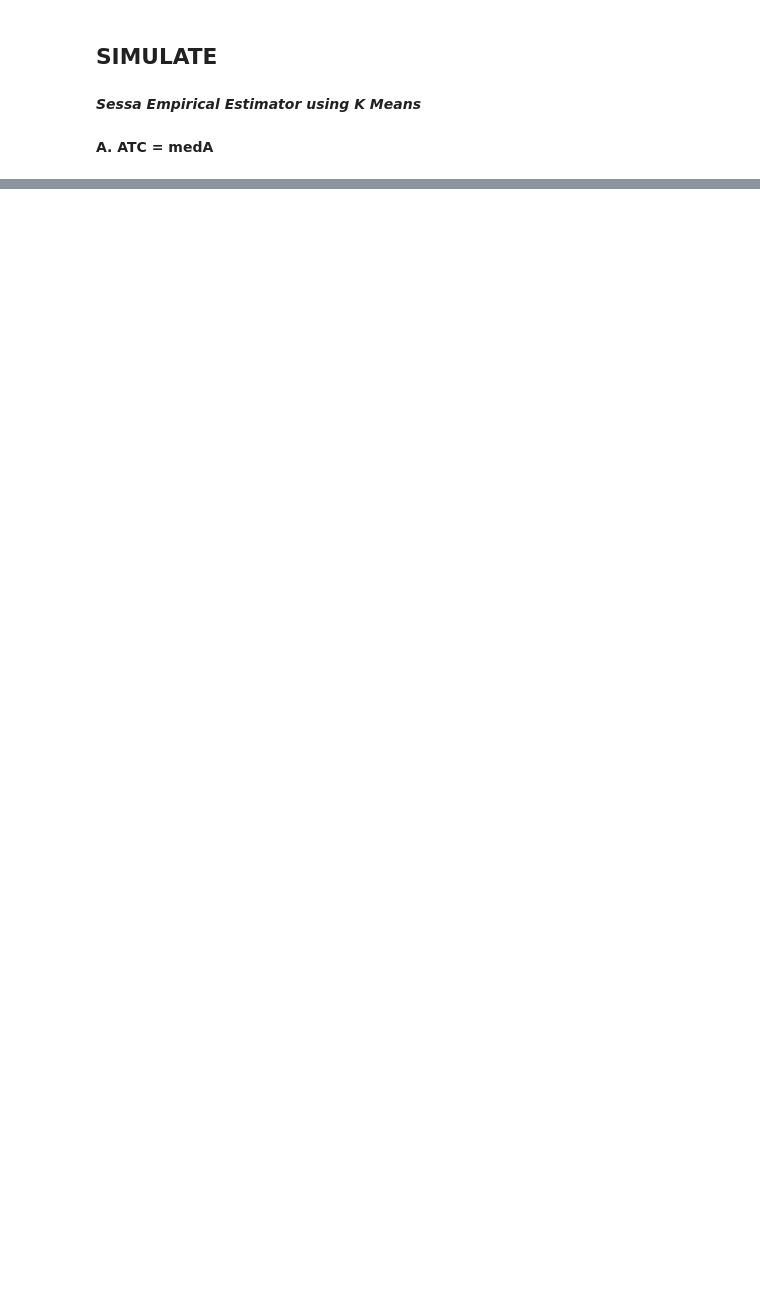
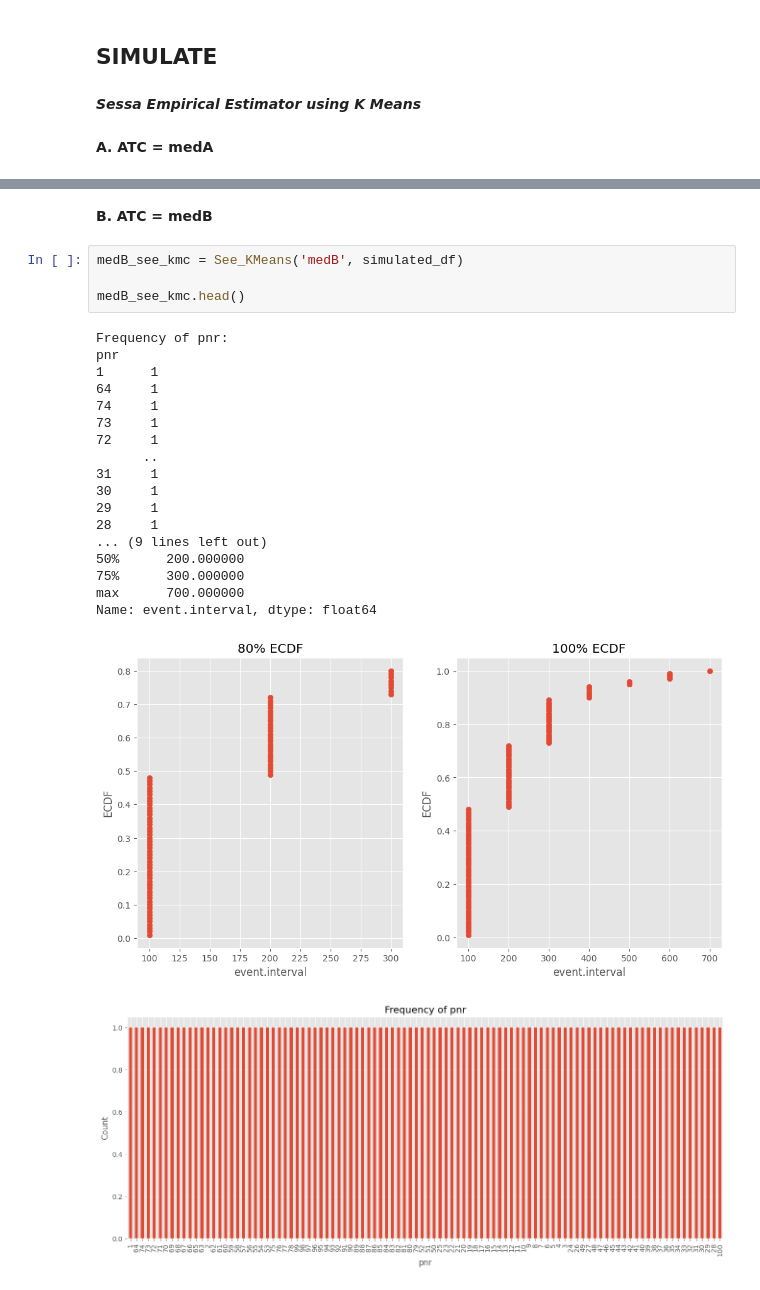
Before and after one commit to colenni/SEE_PY, a Jupyter notebook: Sessa Empirical Estimator/src/ass2_clustering.ipynb, the cells around one changed output, grey strips where cells are left out. Drawn from its saved outputs; the diff is of its cells as text; blank space fills up the shorter version.

```diff
--- a/Sessa Empirical Estimator/src/ass2_clustering.ipynb
+++ b/Sessa Empirical Estimator/src/ass2_clustering.ipynb
@@ -279,0 +620,26 @@ plt.show()
+# %% [markdown]
+**B. ATC = medB**
+# %%
+medB_see_kmc = See_KMeans('medB', simulated_df)
+
+medB_see_kmc.head()
+# %% [output]
+Frequency of pnr:
+pnr
+1      1
+64     1
+74     1
+73     1
+72     1
+      ..
+31     1
+30     1
+29     1
+28     1
+... (9 lines left out)
+50%      200.000000
+75%      300.000000
+max      700.000000
+Name: event.interval, dtype: float64
+[figure, added]
+[figure, added]
```
Also changed, not shown: parts of 23 cells of this notebook.
